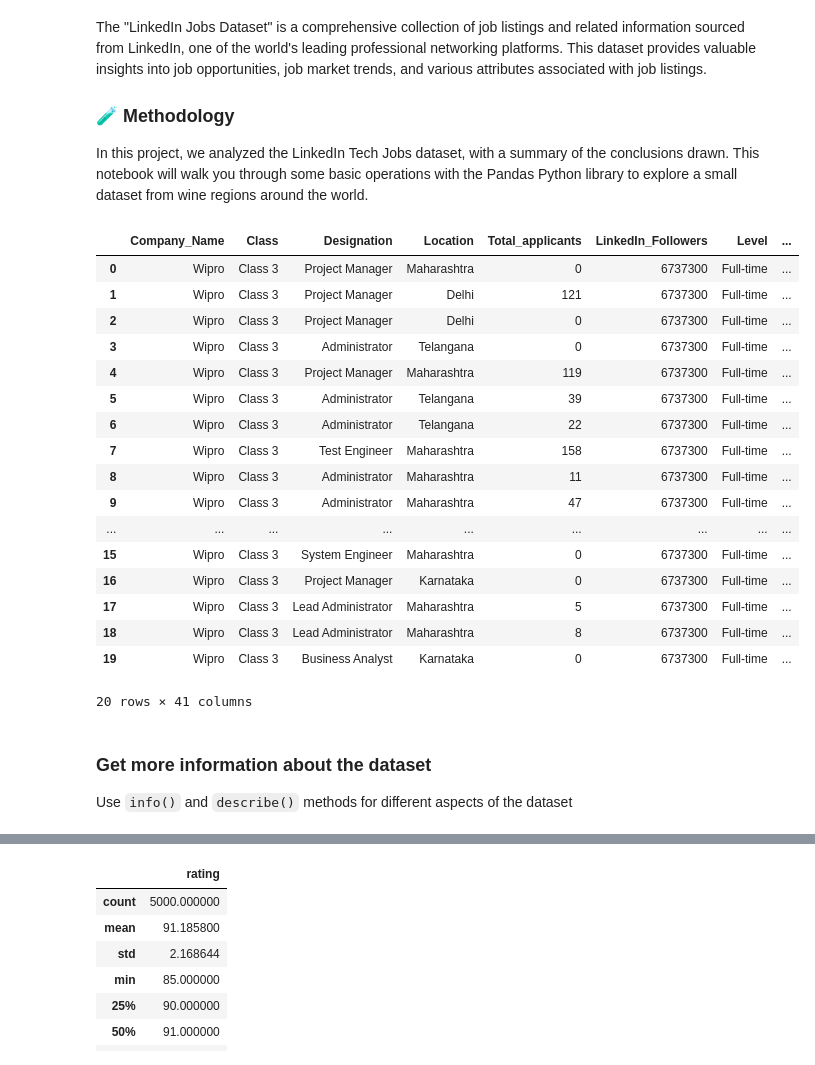
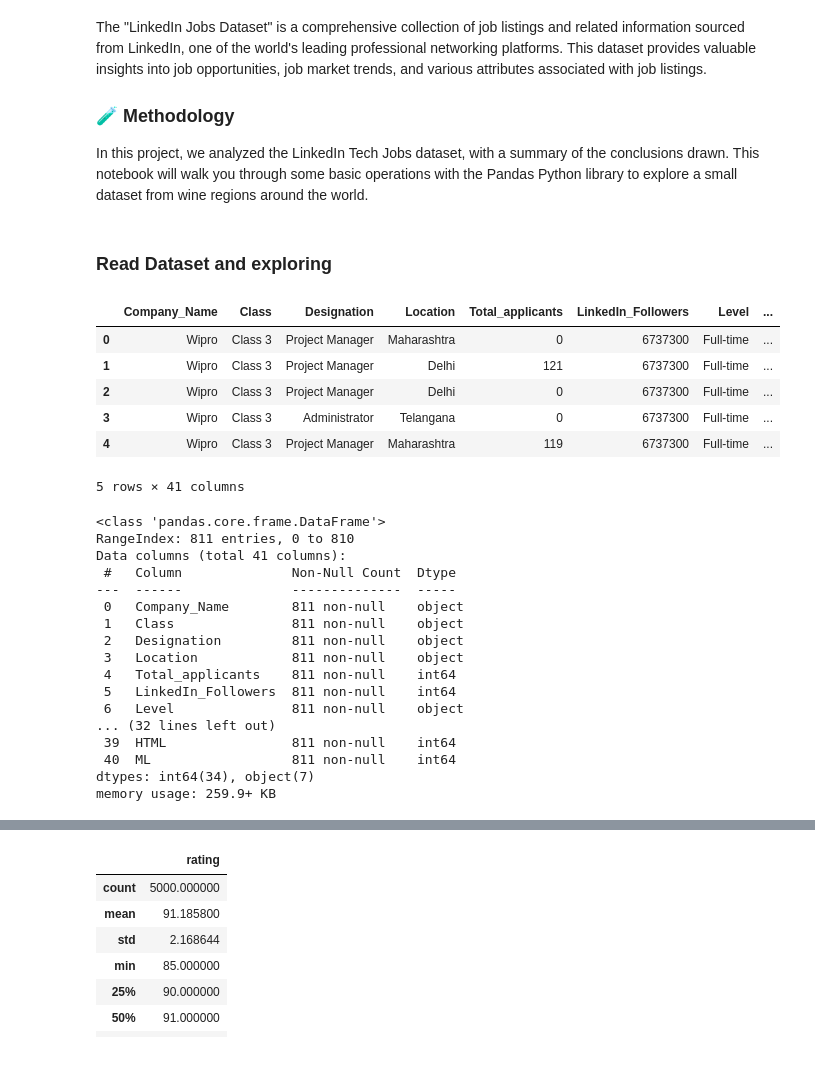
Before and after one commit to nogibjj/IDS706_DataEngineering_BarbaraFlores, a Jupyter notebook: LinkedInTechJobs.ipynb, the cells around one changed output, grey strips where cells are left out. Drawn from its saved outputs; the diff is of its cells as text; code cells hidden in the pictures.

```diff
--- a/LinkedInTechJobs.ipynb
+++ b/LinkedInTechJobs.ipynb
@@ -19,30 +19,39 @@ This notebook will walk you through some basic operations with the Pandas Python
 # %%
 # imports
 import pandas as pd
+# %% [markdown]
+### Read Dataset and exploring
 # %%
-### Read Dataset
+# Read Dataset
 path = "LinkedInTechJobsDataset.csv"
 df = pd.read_csv(path)
-df.head(20)
+df.head(5)
 # %% [output]
 |  | Company_Name | Class | Designation | Location | Total_applicants | LinkedIn_Followers | Level | ... |
 | 0 | Wipro | Class 3 | Project Manager | Maharashtra | 0 | 6737300 | Full-time | ... |
 | 1 | Wipro | Class 3 | Project Manager | Delhi | 121 | 6737300 | Full-time | ... |
 | 2 | Wipro | Class 3 | Project Manager | Delhi | 0 | 6737300 | Full-time | ... |
 | 3 | Wipro | Class 3 | Administrator | Telangana | 0 | 6737300 | Full-time | ... |
 | 4 | Wipro | Class 3 | Project Manager | Maharashtra | 119 | 6737300 | Full-time | ... |
-| 5 | Wipro | Class 3 | Administrator | Telangana | 39 | 6737300 | Full-time | ... |
-| 6 | Wipro | Class 3 | Administrator | Telangana | 22 | 6737300 | Full-time | ... |
-| 7 | Wipro | Class 3 | Test Engineer | Maharashtra | 158 | 6737300 | Full-time | ... |
-| 8 | Wipro | Class 3 | Administrator | Maharashtra | 11 | 6737300 | Full-time | ... |
-| 9 | Wipro | Class 3 | Administrator | Maharashtra | 47 | 6737300 | Full-time | ... |
-| ... | ... | ... | ... | ... | ... | ... | ... | ... |
-| 15 | Wipro | Class 3 | System Engineer | Maharashtra | 0 | 6737300 | Full-time | ... |
-| 16 | Wipro | Class 3 | Project Manager | Karnataka | 0 | 6737300 | Full-time | ... |
-| 17 | Wipro | Class 3 | Lead Administrator | Maharashtra | 5 | 6737300 | Full-time | ... |
-| 18 | Wipro | Class 3 | Lead Administrator | Maharashtra | 8 | 6737300 | Full-time | ... |
-| 19 | Wipro | Class 3 | Business Analyst | Karnataka | 0 | 6737300 | Full-time | ... |
-20 rows × 41 columns
+5 rows × 41 columns
-# %% [markdown]
-### Get more information about the dataset
-Use `info()` and `describe()` methods for different aspects of the dataset
+# %%
+# Exploring dataset
+df.info()
+# %% [output]
+<class 'pandas.core.frame.DataFrame'>
+RangeIndex: 811 entries, 0 to 810
+Data columns (total 41 columns):
+ #   Column              Non-Null Count  Dtype
+---  ------              --------------  -----
+ 0   Company_Name        811 non-null    object
+ 1   Class               811 non-null    object
+ 2   Designation         811 non-null    object
+ 3   Location            811 non-null    object
+ 4   Total_applicants    811 non-null    int64
+ 5   LinkedIn_Followers  811 non-null    int64
+ 6   Level               811 non-null    object
+... (32 lines left out)
+ 39  HTML                811 non-null    int64
+ 40  ML                  811 non-null    int64
+dtypes: int64(34), object(7)
+memory usage: 259.9+ KB
```
Also changed, not shown: parts of 1 cell of this notebook.
